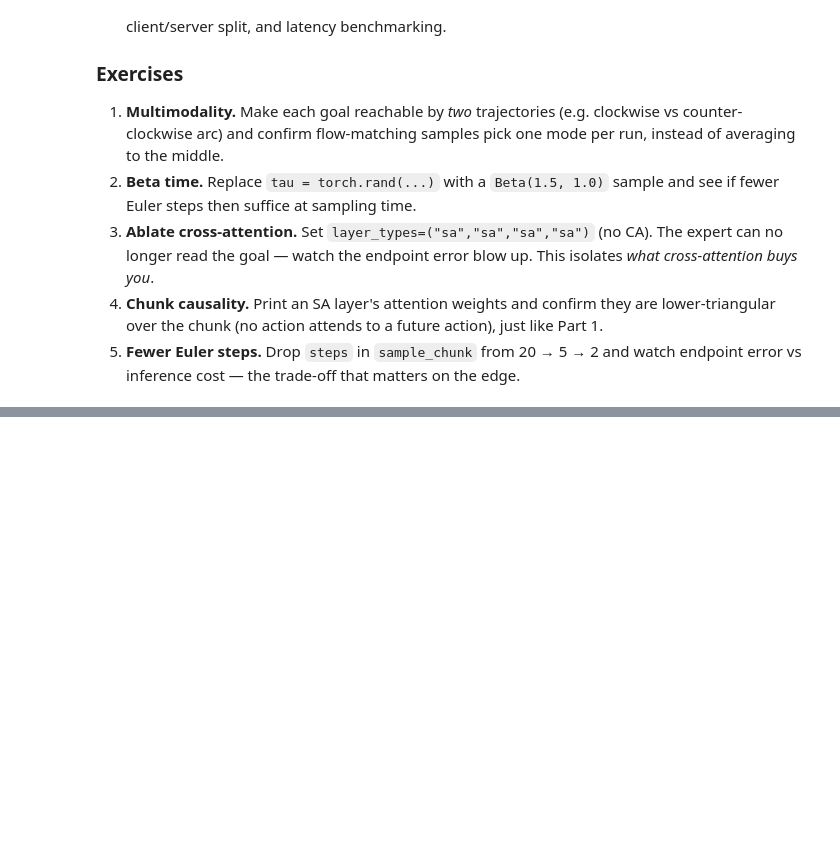
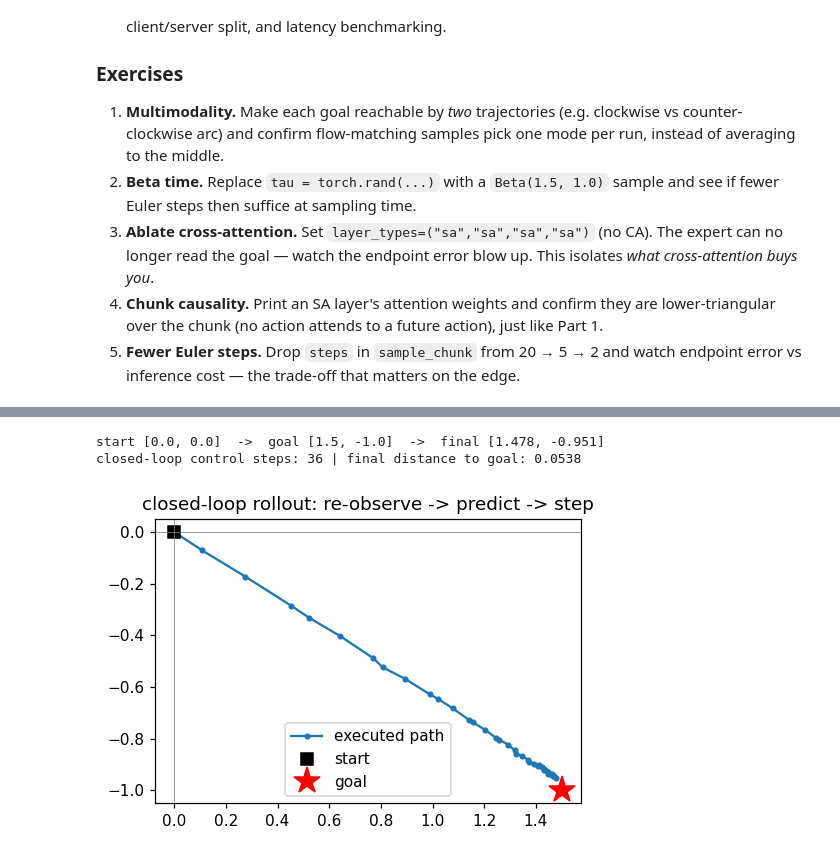
Before and after one commit to TaoWangRUB/smolvla-edge-nx, a Jupyter notebook: notebooks/02_smolvla_action_expert.ipynb, the cells around one changed output, grey strips where cells are left out. Drawn from its saved outputs; the diff is of its cells as text; code cells hidden in the pictures; blank space fills up the shorter version.

```diff
--- a/notebooks/02_smolvla_action_expert.ipynb
+++ b/notebooks/02_smolvla_action_expert.ipynb
@@ -408,0 +584,50 @@ adds on top, and where each piece lives in `SmolVLA.pdf`:
+# %%
+# Closed-loop rollout: predict -> step toy dynamics -> re-observe -> predict (needs the TRAINED model).
+@torch.no_grad()
+def observe(goal, pos):
+    rel = goal - pos                                    # what still remains to do (the feedback signal)
+    h = torch.tanh(rel @ Wg)
+    return (h @ Wf).view(1, FEAT_TOKENS, FEAT_DIM)      # fake VLM features of the re-observation
+
+def rollout(goal, steps_per_chunk=3, servo=0.6, max_replans=12, tol=0.05):
+    pos = torch.zeros(1, ACTION_DIM, device=device)     # start at the origin
+    path = [pos.clone()]
+    for _ in range(max_replans):
+        feats  = observe(goal, pos)                     # RE-OBSERVE
+        chunk  = sample_chunk(feats)[0]                 # PREDICT a chunk (displacement waypoints)
+        target = pos + chunk                            # interpret as absolute targets from here
+        # EXECUTE only the first steps_per_chunk of the CHUNK_LEN predicted waypoints; discard the
+        # rest and re-plan (receding horizon). SYNCHRONOUS: plan, then execute, then re-plan.
+        for k in range(min(steps_per_chunk, target.shape[0])):
+            pos = pos + servo * (target[k:k+1] - pos)   # STEP toy dynamics (servo toward the target)
+            path.append(pos.clone())
+        if (goal - pos).norm() < tol:                   # reached -> stop replanning
+            break
+    return torch.cat(path, 0)
+
+goal = torch.tensor([[1.5, -1.0]], device=device)
+path = rollout(goal).cpu().numpy()
+final_dist = ((goal.cpu().numpy()[0] - path[-1]) ** 2).sum() ** 0.5
+print(f"start [0.0, 0.0]  ->  goal {goal[0].tolist()}  ->  final {[round(v,3) for v in path[-1].tolist()]}")
+print(f"closed-loop control steps: {len(path) - 1} | final distance to goal: {final_dist:.4f}")
+
+# optional plot of the executed path (robust Agg backend, as in the earlier cell)
+try:
+    import matplotlib; matplotlib.use("Agg")
+    import matplotlib.pyplot as plt, io
+    from IPython.display import Image, display
+    fig, ax = plt.subplots(figsize=(5, 5))
+    ax.plot(path[:, 0], path[:, 1], "-o", ms=3, label="executed path")
+    ax.plot(0, 0, "ks", ms=8, label="start")
+    ax.plot(goal.cpu().numpy()[0, 0], goal.cpu().numpy()[0, 1], "r*", ms=18, label="goal")
+    ax.set_title("closed-loop rollout: re-observe -> predict -> step")
+    ax.axhline(0, lw=.5, c="gray"); ax.axvline(0, lw=.5, c="gray")
+    ax.set_aspect("equal"); ax.legend()
+    buf = io.BytesIO(); fig.savefig(buf, format="png", dpi=110, bbox_inches="tight"); plt.close(fig)
+    display(Image(data=buf.getvalue()))
+except Exception as e:
+    print("plot skipped:", repr(e))
+# %% [output]
+start [0.0, 0.0]  ->  goal [1.5, -1.0]  ->  final [1.478, -0.951]
+closed-loop control steps: 36 | final distance to goal: 0.0538
+[figure, added]
```
Also changed, not shown: parts of 17 cells of this notebook.
